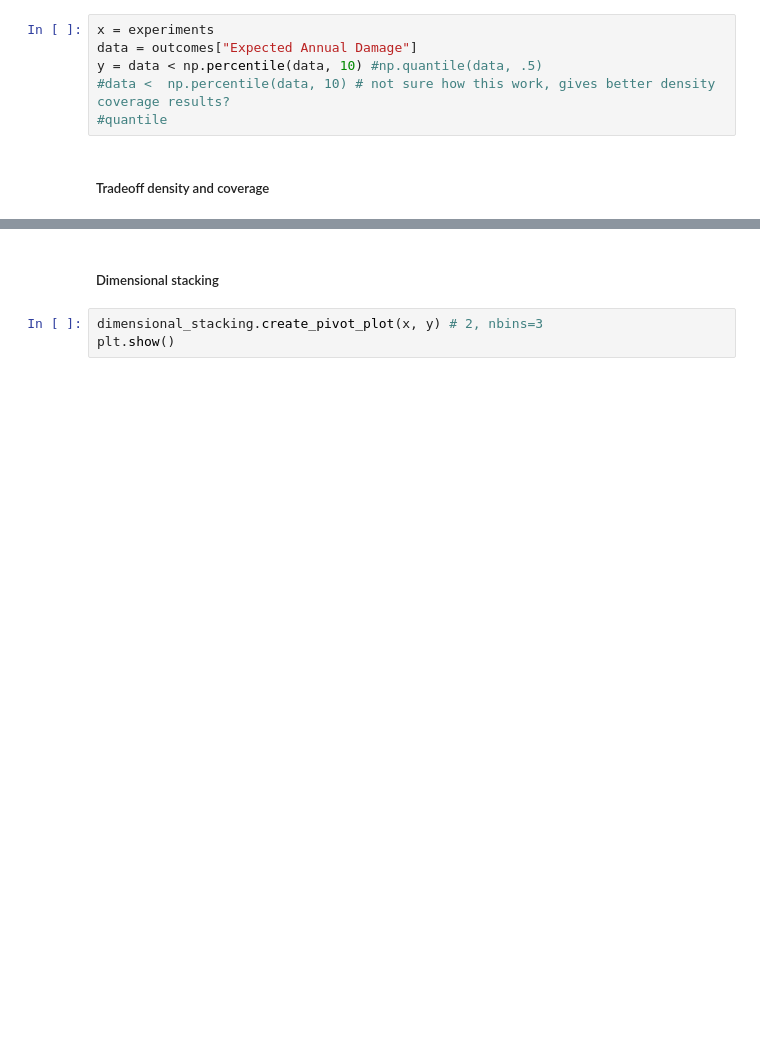
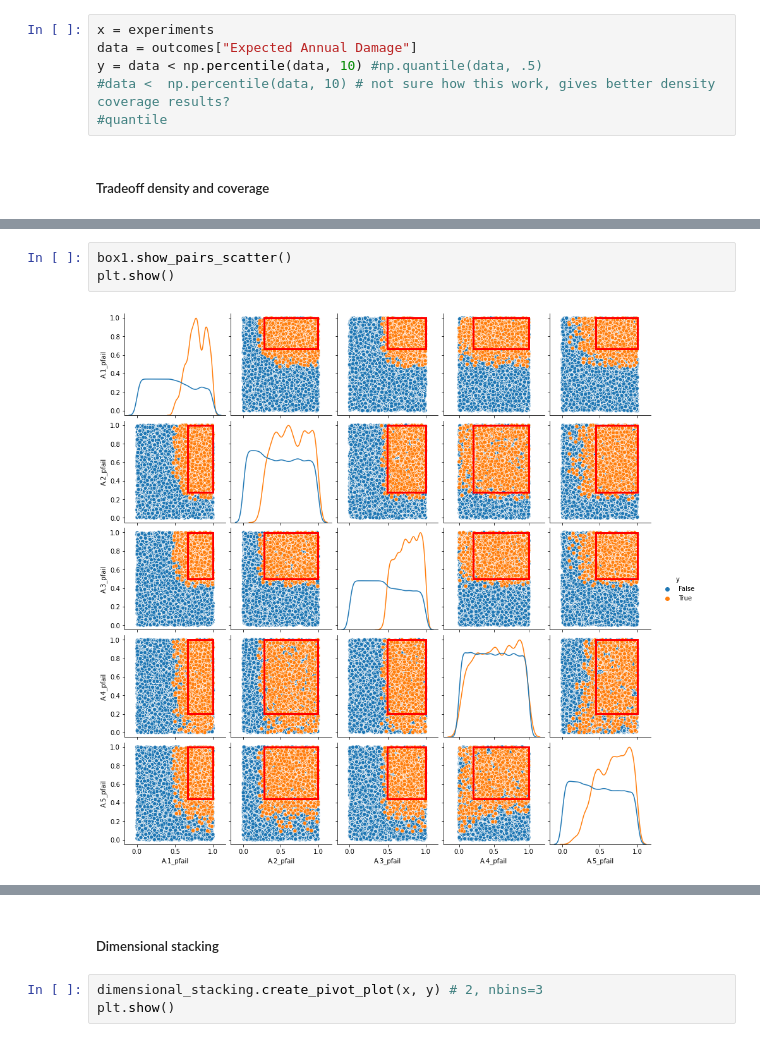
Before and after one commit to rhysits/thesis, a Jupyter notebook: final assignment/Open_Exploration_Final.ipynb, the cells around one changed output, grey strips where cells are left out. Drawn from its saved outputs; the diff is of its cells as text; blank space fills up the shorter version.

```diff
--- a/final assignment/Open_Exploration_Final.ipynb
+++ b/final assignment/Open_Exploration_Final.ipynb
@@ -161,0 +191,5 @@ plt.show()
+# %%
+box1.show_pairs_scatter()
+plt.show()
+# %% [output]
+[figure, added]
```
Also changed, not shown: parts of 27 cells of this notebook.
